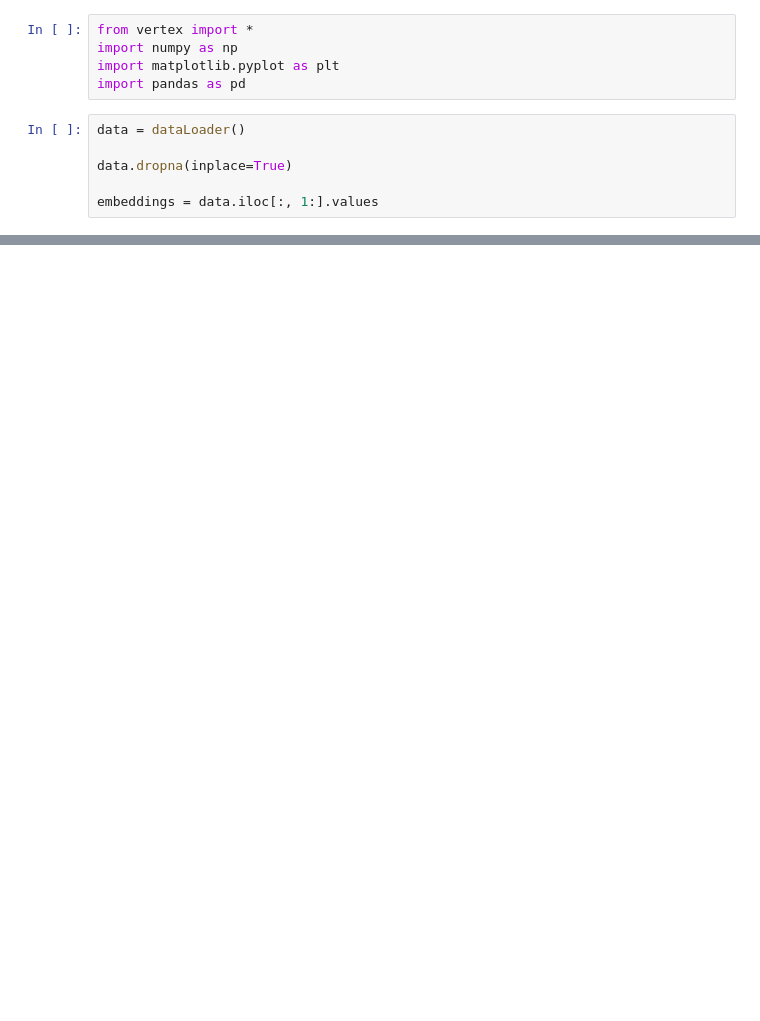
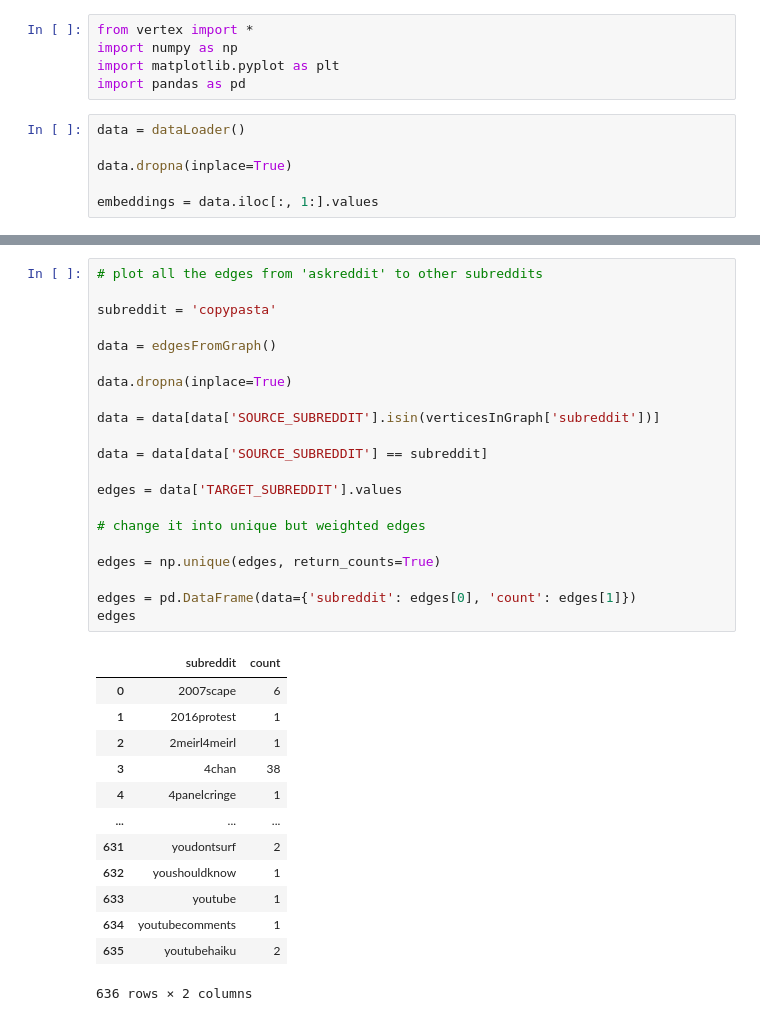
Before and after one commit to DanielBarczyk/reddit-network-conflict, a Jupyter notebook: code/vertexanalysis.ipynb, the cells around one changed output, grey strips where cells are left out. Cells and saved outputs as stored; diff of their text form; blank space fills up the shorter version.

```diff
--- a/code/vertexanalysis.ipynb
+++ b/code/vertexanalysis.ipynb
@@ -67,0 +187,35 @@ plt.show()
+# %%
+# plot all the edges from 'askreddit' to other subreddits
+
+subreddit = 'copypasta'
+
+data = edgesFromGraph()
+
+data.dropna(inplace=True)
+
+data = data[data['SOURCE_SUBREDDIT'].isin(verticesInGraph['subreddit'])]
+
+data = data[data['SOURCE_SUBREDDIT'] == subreddit]
+
+edges = data['TARGET_SUBREDDIT'].values
+
+# change it into unique but weighted edges
+
+edges = np.unique(edges, return_counts=True)
+
+edges = pd.DataFrame(data={'subreddit': edges[0], 'count': edges[1]})
+edges
+# %% [output]
+|  | subreddit | count |
+| 0 | 2007scape | 6 |
+| 1 | 2016protest | 1 |
+| 2 | 2meirl4meirl | 1 |
+| 3 | 4chan | 38 |
+| 4 | 4panelcringe | 1 |
+| ... | ... | ... |
+| 631 | youdontsurf | 2 |
+| 632 | youshouldknow | 1 |
+| 633 | youtube | 1 |
+| 634 | youtubecomments | 1 |
+| 635 | youtubehaiku | 2 |
+636 rows × 2 columns
```
Also changed, not shown: parts of 6 cells of this notebook, 2 other files.
